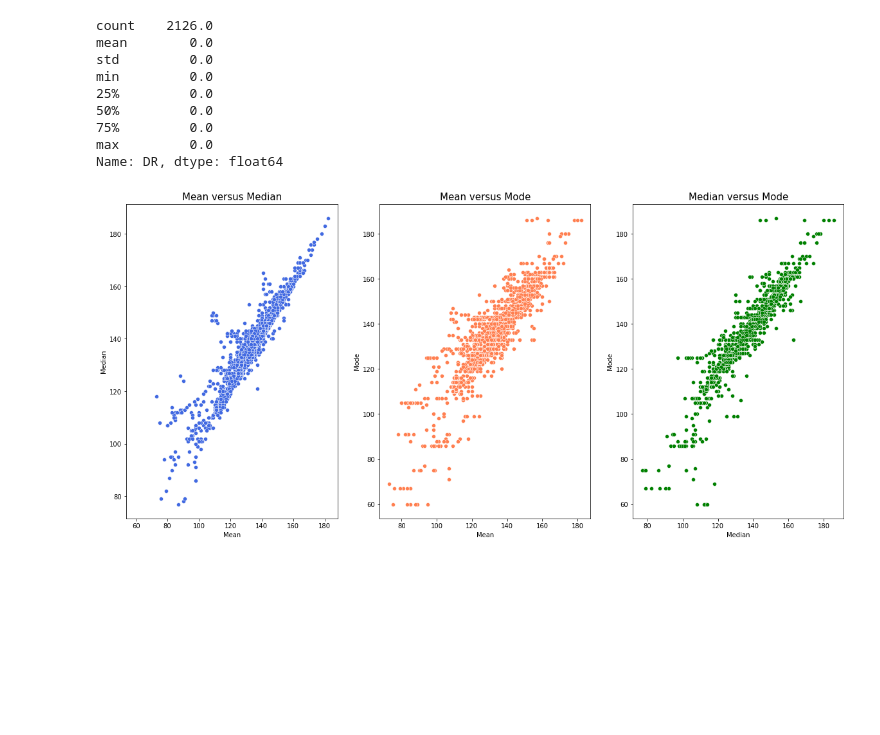
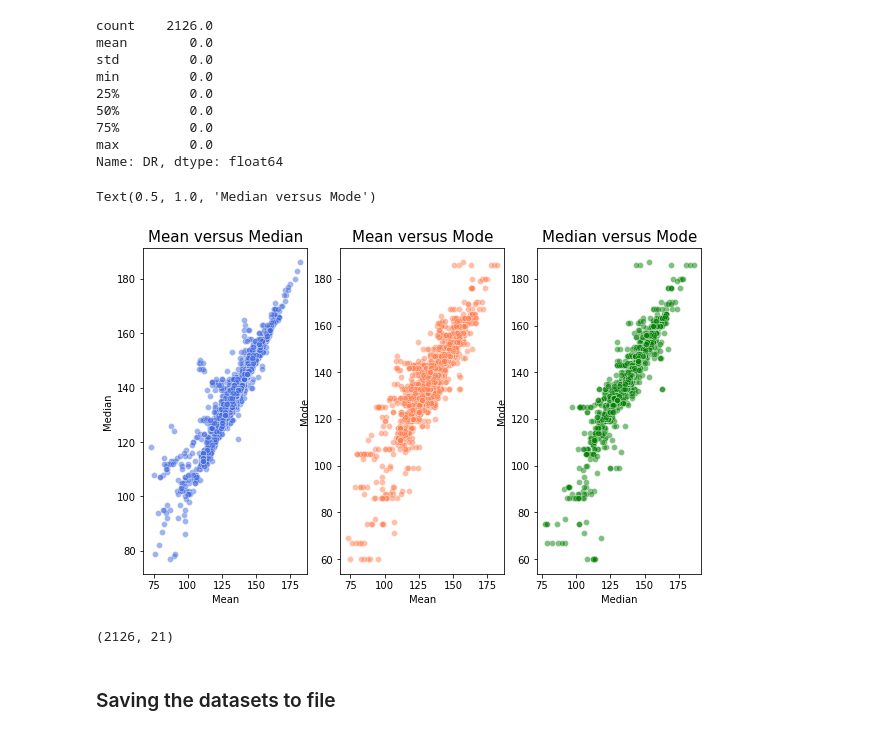
Before and after one commit to bduar/CodeOp-DS-project_fetal-CTG, a Jupyter notebook: Notebooks/02_Exploratory-data-analysis.ipynb, the cells around one changed output. Saved outputs shown, nothing was run; the diff lists cells and outputs as text; code cells hidden in the pictures; blank space fills up the shorter version.

```diff
--- a/Notebooks/02_Exploratory-data-analysis.ipynb
+++ b/Notebooks/02_Exploratory-data-analysis.ipynb
@@ -63,17 +61,19 @@ Name: DR, dtype: float64
 # %%
 # In addition, we see that the mean, median and mode of the histograms are highly correlated...
 # This is expected if their distribution is normal. We will further look into this correlation with scatterplots
-fig, g = plt.subplots(1, 3, figsize=(20,9))
+fig, g = plt.subplots(1, 3, figsize=(10,6))
 
-g1 = sns.scatterplot(data = data, x = "Mean", y = "Median", color='royalblue', ax = g[0])
+g1 = sns.scatterplot(data = data, x = "Mean", y = "Median", color='royalblue', ax = g[0], alpha = .5)
 g1.set_title("Mean versus Median", size=15)
-g1.plot([60, 60], [180, 180], linewidth=2)
 
+g2 = sns.scatterplot(data = data, x = "Mean", y = "Mode", color='coral', ax=g[1], alpha = .5)
+g2.set_title("Mean versus Mode", size=15)
 
-g2 = sns.scatterplot(data = data, x = "Mean", y = "Mode", color='coral', ax=g[1])
-g2.set_title("Mean versus Mode", size=15);
+g3 = sns.scatterplot(data = data, x = "Median", y = "Mode", color='green', ax=g[2], alpha = .5)
+g3.set_title("Median versus Mode", size=15)
 
-g3 = sns.scatterplot(data = data, x = "Median", y = "Mode", color='green', ax=g[2])
-g3.set_title("Median versus Mode", size=15);
+# Alternatively, we could do pairplots
+#sns.pairplot(data.loc[:, "Mode":"Median"])
 # %% [output]
+Text(0.5, 1.0, 'Median versus Mode')
-[figure, old version]
+[figure, new version]
@@ -79,0 +83,6 @@ g3.set_title("Median versus Mode", size=15);
+# %%
+data.shape
+# %% [output]
+(2126, 21)
+# %% [markdown]
+### Saving the datasets to file
```
Also changed, not shown: parts of 4 cells of this notebook, 5 other files.
